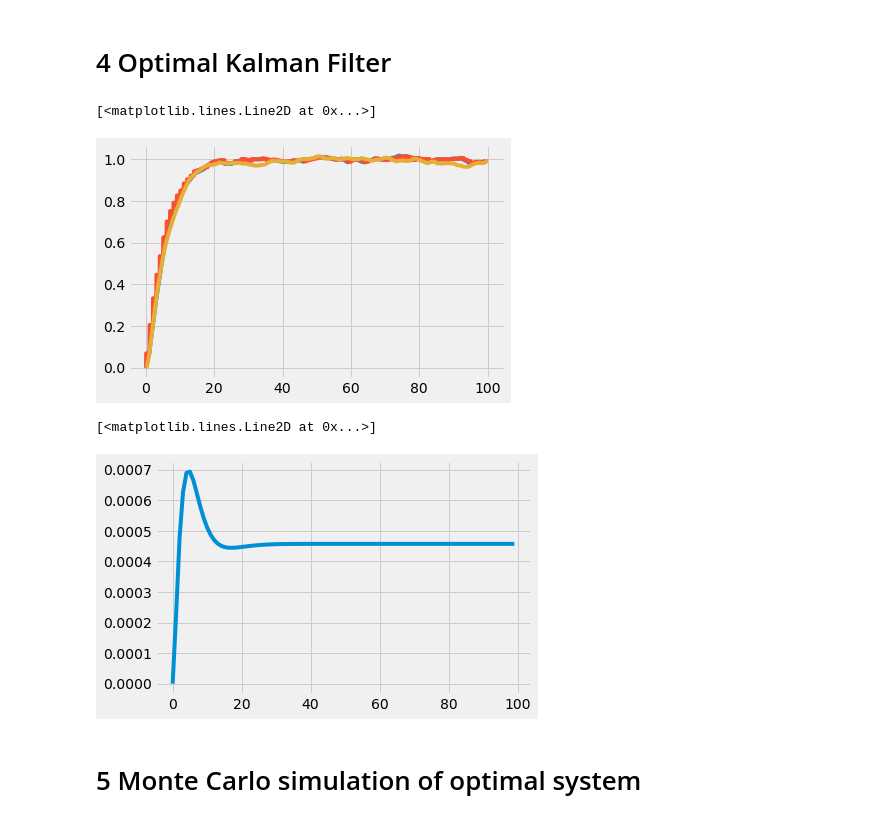
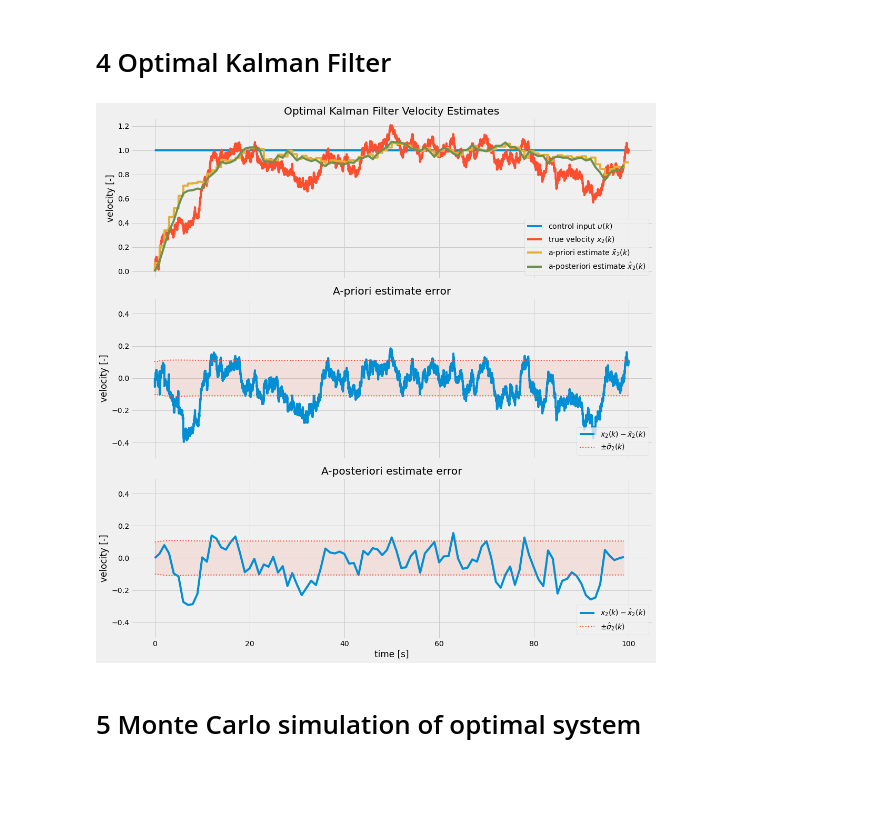
Before and after one commit to fonstelien/TEK4050, a Jupyter notebook: project/project.ipynb, the cells around one changed output. Drawn from its saved outputs; the diff is of its cells as text; code cells hidden in the pictures; blank space fills up the shorter version.

```diff
--- a/project/project.ipynb
+++ b/project/project.ipynb
@@ -435,16 +443,44 @@ z += np.vstack((np.random.randn(nm),  # Measurements
-# %%
-tm = np.arange(t0,tf,mi*dt)
-plt.plot(tm, x_hat[1,:])
-plt.plot(t, x_bar[1,:])
-plt.plot(t, xs[1,:])
-# %% [output]
-[<matplotlib.lines.Line2D at 0x...>]
-[figure, removed]
-# %%
-plt.plot(tm, sqrt(p_bar[1,:-1:mi]) - sqrt(p_hat[1,:]))
-# %% [output]
-[<matplotlib.lines.Line2D at 0x...>]
-[figure, removed]
+# %%
+fig, axes = plt.subplots(ncols=1, nrows=3, sharex=True, sharey=False, figsize=(15,15))
+#fig.suptitle(r'Optimal Kalman Filter Velocity Estimates')
+
+tm = np.linspace(t0, tf, nm, endpoint=False)
+
+ax = axes[0]
+ax.set_title('Optimal Kalman Filter Velocity Estimates')
+ax.plot(t, u[2])
+ax.plot(t, xs[1])
+ax.plot(t, x_bar[1])
+ax.plot(tm, x_hat[1])
+ax.legend([r'control input $u(k)$', r'true velocity $x_2(k)$', r'a-priori estimate $\bar{x}_2(k)$', r'a-posteriori estimate $\hat{x}_2(k)$'])
+ax.set_ylabel('velocity [-]')
+
+ax = axes[1]
+ax.set_title('A-priori estimate error')
+ax.plot(t, e_bar[1])
+ax.plot(t, sqrt(p_bar[1]), color=COLORS[1], lw=2, ls=':')
+ax.plot(t, -sqrt(p_bar[1]), color=COLORS[1], lw=2, ls=':')
+ax.fill_between(t, sqrt(p_bar[1]), -sqrt(p_bar[1]), color=COLORS[1], alpha=.1)
+ax.set_ylim((-.5,.5))
+ax.legend([r'$x_2(k) - \bar{x}_2(k)$', r'$\pm \bar{\sigma}_2(k)$'], loc='lower right')
+ax.set_ylabel('velocity [-]')
+
+ax = axes[2]
+ax.set_title('A-posteriori estimate error')
+ax.plot(tm, e_hat[1])
+ax.plot(tm, sqrt(p_hat[1]), color=COLORS[1], lw=2, ls=':')
+ax.plot(tm, -sqrt(p_hat[1]), color=COLORS[1], lw=2, ls=':')
+ax.fill_between(tm, sqrt(p_hat[1]), -sqrt(p_hat[1]), color=COLORS[1], alpha=.1)
+ax.set_ylim((-.5,.5))
+ax.legend([r'$x_2(k) - \hat{x}_2(k)$', r'$\pm \hat{\sigma}_2(k)$'], loc='lower right')
+ax.set_ylabel('velocity [-]')
+ax.set_xlabel('time [s]')
+
+
+fig.tight_layout()
+plt.show()
+# %% [output]
+[figure, added]
 # %% [markdown]
 # 5 Monte Carlo simulation of optimal system
 # %%
```
Also changed, not shown: parts of 19 cells of this notebook.
